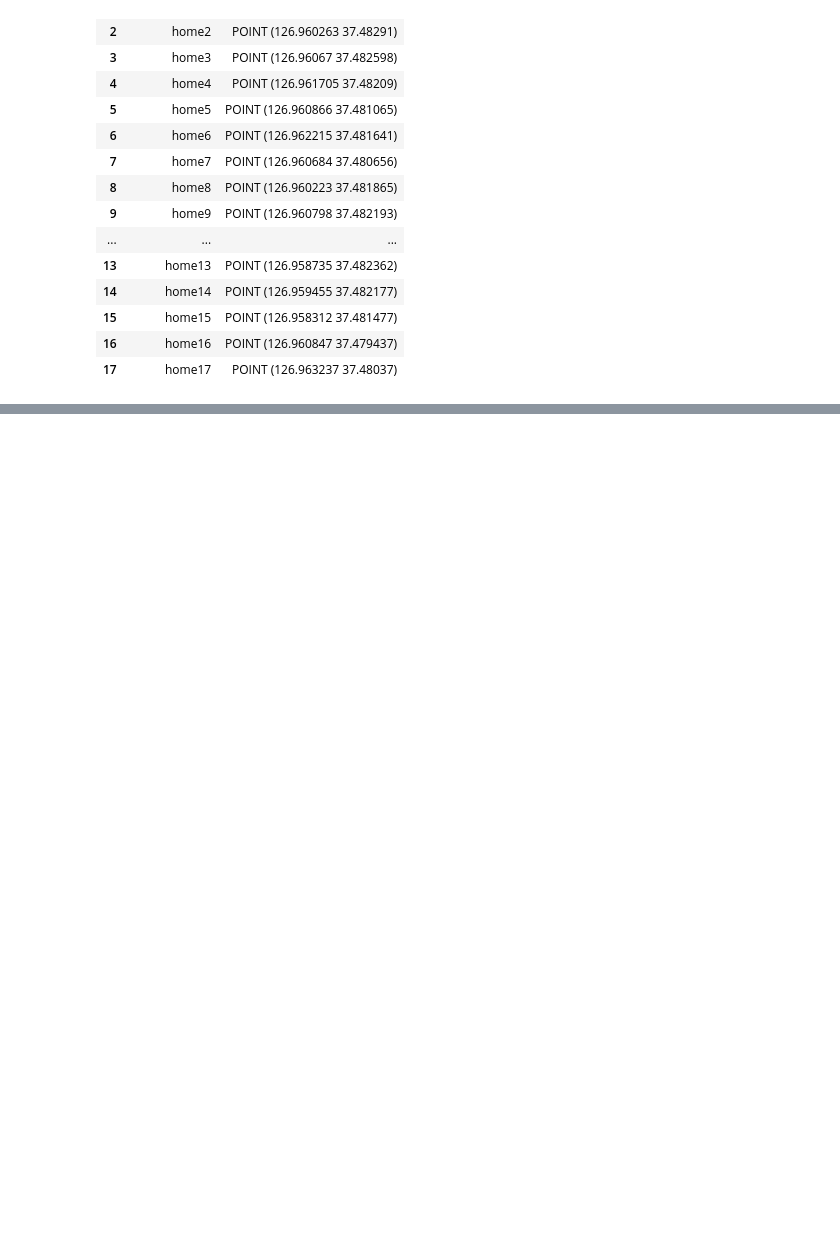
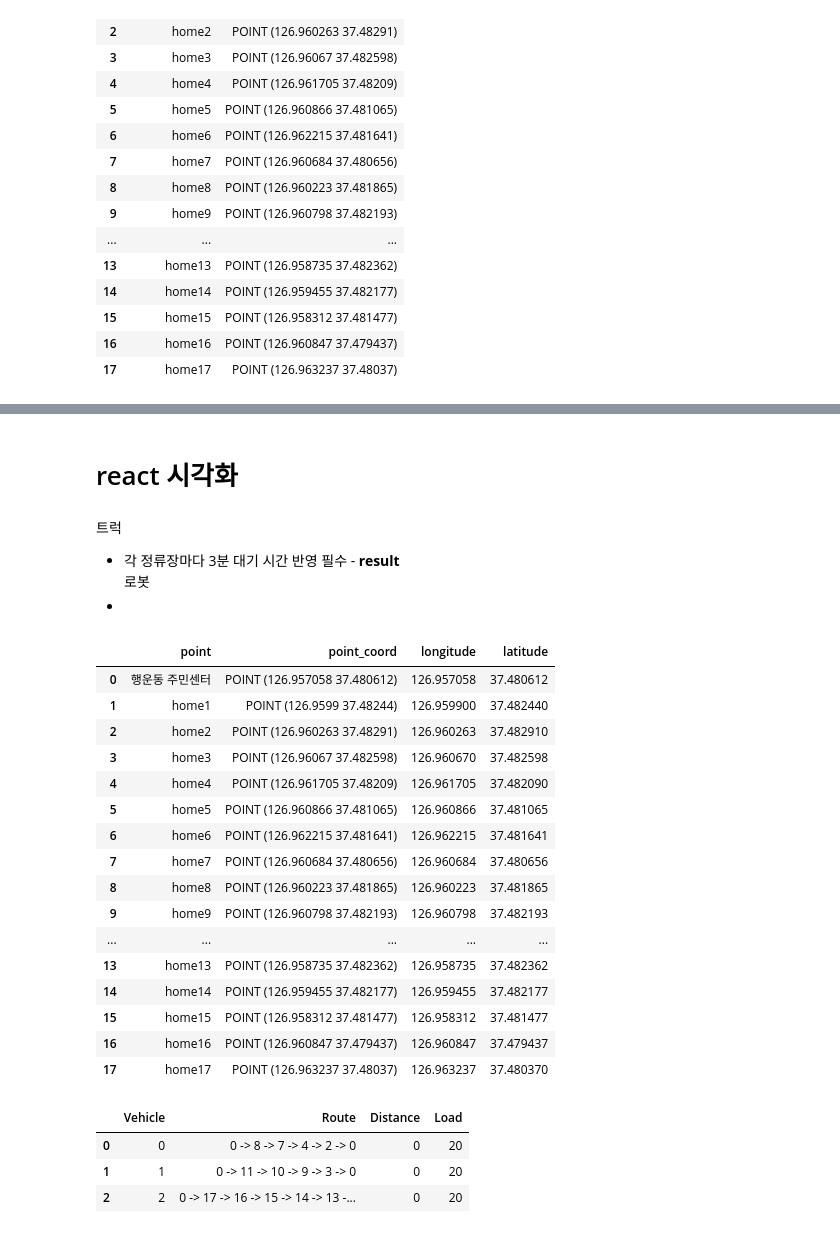
Before and after one commit to doyeonRyu/P-project, a Jupyter notebook: dongTohome.ipynb, the cells around one changed output, grey strips where cells are left out. Cells and saved outputs as stored; diff of their text form; code cells hidden in the pictures; blank space fills up the shorter version.

```diff
--- a/dongTohome.ipynb
+++ b/dongTohome.ipynb
@@ -1028,0 +1222,7 @@ plt.show()
+# %% [markdown]
+# react 시각화
+# %% [markdown]
+트럭
+- 각 정류장마다 3분 대기 시간 반영 필수 - **result**
+로봇
+-
@@ -1028,0 +1231,27 @@ plt.show()
+# %%
+od_data_for_ortools
+# %% [output]
+|  | point | point_coord | longitude | latitude |
+| 0 | 행운동 주민센터 | POINT (126.957058 37.480612) | 126.957058 | 37.480612 |
+| 1 | home1 | POINT (126.9599 37.48244) | 126.959900 | 37.482440 |
+| 2 | home2 | POINT (126.960263 37.48291) | 126.960263 | 37.482910 |
+| 3 | home3 | POINT (126.96067 37.482598) | 126.960670 | 37.482598 |
+| 4 | home4 | POINT (126.961705 37.48209) | 126.961705 | 37.482090 |
+| 5 | home5 | POINT (126.960866 37.481065) | 126.960866 | 37.481065 |
+| 6 | home6 | POINT (126.962215 37.481641) | 126.962215 | 37.481641 |
+| 7 | home7 | POINT (126.960684 37.480656) | 126.960684 | 37.480656 |
+| 8 | home8 | POINT (126.960223 37.481865) | 126.960223 | 37.481865 |
+| 9 | home9 | POINT (126.960798 37.482193) | 126.960798 | 37.482193 |
+| ... | ... | ... | ... | ... |
+| 13 | home13 | POINT (126.958735 37.482362) | 126.958735 | 37.482362 |
+| 14 | home14 | POINT (126.959455 37.482177) | 126.959455 | 37.482177 |
+| 15 | home15 | POINT (126.958312 37.481477) | 126.958312 | 37.481477 |
+| 16 | home16 | POINT (126.960847 37.479437) | 126.960847 | 37.479437 |
+| 17 | home17 | POINT (126.963237 37.48037) | 126.963237 | 37.480370 |
+# %%
+route_data_robot
+# %% [output]
+|  | Vehicle | Route | Distance | Load |
+| 0 | 0 | 0 -> 8 -> 7 -> 4 -> 2 -> 0 | 0 | 20 |
+| 1 | 1 | 0 -> 11 -> 10 -> 9 -> 3 -> 0 | 0 | 20 |
+| 2 | 2 | 0 -> 17 -> 16 -> 15 -> 14 -> 13 -... | 0 | 20 |
```
Also changed, not shown: parts of 40 cells of this notebook.
